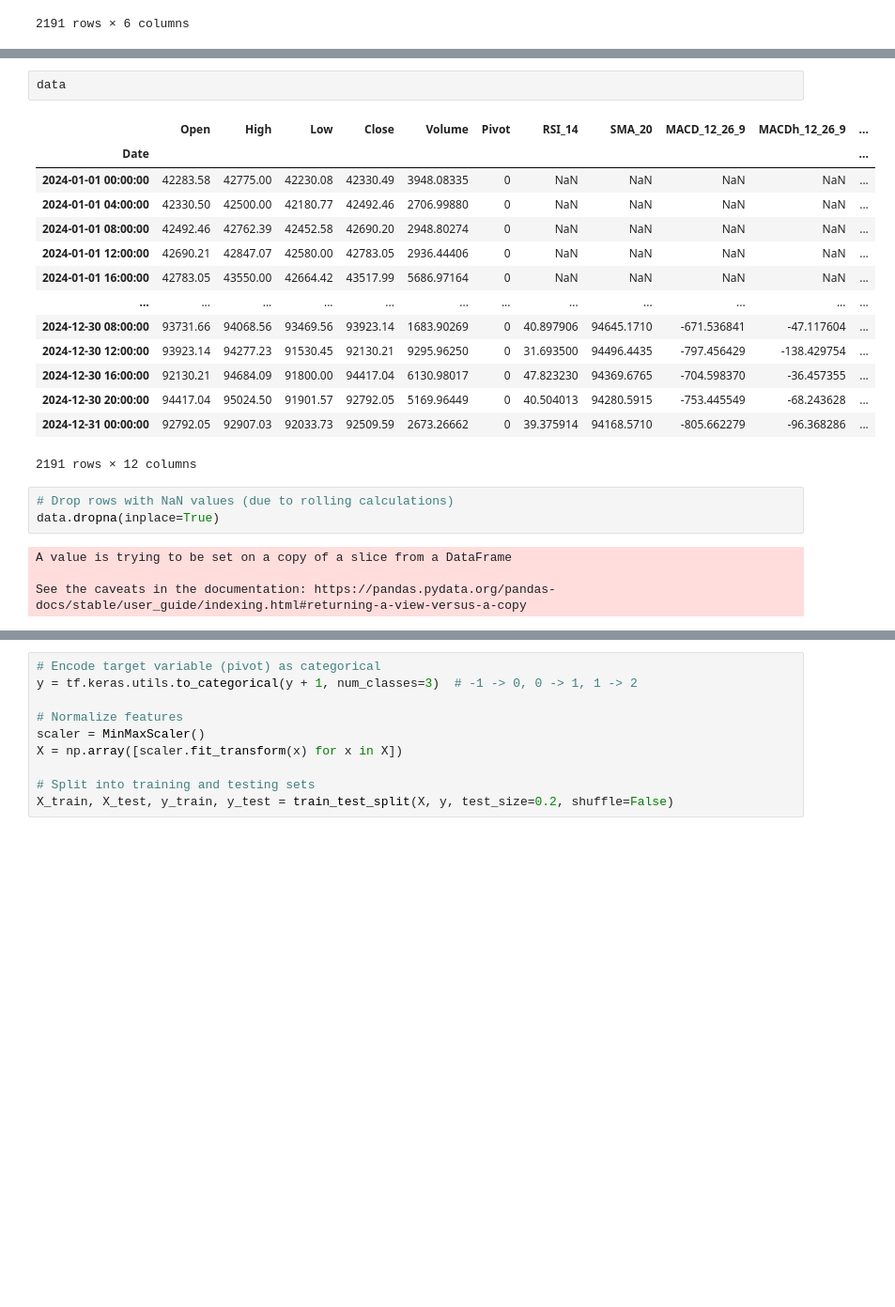
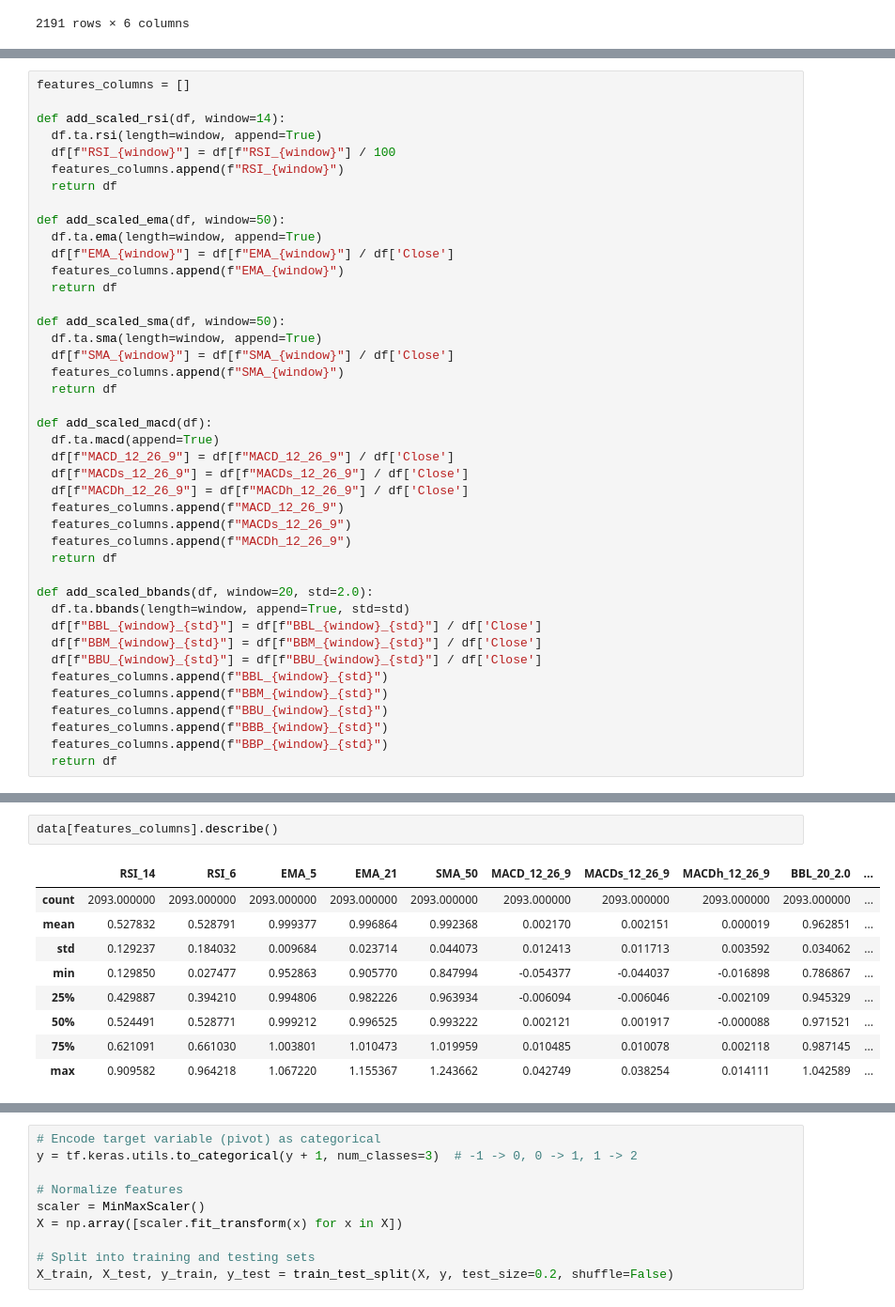
Before and after one commit to ifeLight/ml-bot, a Jupyter notebook: binance.ipynb, the cells around one changed output, grey strips where cells are left out. Shown: that part at 94% size. Saved outputs shown, nothing was run; the diff lists cells and outputs as text; blank space fills up the shorter version.

```diff
--- a/binance.ipynb
+++ b/binance.ipynb
@@ -273,0 +236,42 @@ dtype: float64
+# %%
+features_columns = []
+
+def add_scaled_rsi(df, window=14):
+  df.ta.rsi(length=window, append=True)
+  df[f"RSI_{window}"] = df[f"RSI_{window}"] / 100
+  features_columns.append(f"RSI_{window}")
+  return df
+
+def add_scaled_ema(df, window=50):
+  df.ta.ema(length=window, append=True)
+  df[f"EMA_{window}"] = df[f"EMA_{window}"] / df['Close']
+  features_columns.append(f"EMA_{window}")
+  return df
+
+def add_scaled_sma(df, window=50):
+  df.ta.sma(length=window, append=True)
+  df[f"SMA_{window}"] = df[f"SMA_{window}"] / df['Close']
+  features_columns.append(f"SMA_{window}")
+  return df
+
+def add_scaled_macd(df):
+  df.ta.macd(append=True)
+  df[f"MACD_12_26_9"] = df[f"MACD_12_26_9"] / df['Close']
+  df[f"MACDs_12_26_9"] = df[f"MACDs_12_26_9"] / df['Close']
+  df[f"MACDh_12_26_9"] = df[f"MACDh_12_26_9"] / df['Close']
+  features_columns.append(f"MACD_12_26_9")
+  features_columns.append(f"MACDs_12_26_9")
+  features_columns.append(f"MACDh_12_26_9")
+  return df
+
+def add_scaled_bbands(df, window=20, std=2.0):
+  df.ta.bbands(length=window, append=True, std=std)
+  df[f"BBL_{window}_{std}"] = df[f"BBL_{window}_{std}"] / df['Close']
+  df[f"BBM_{window}_{std}"] = df[f"BBM_{window}_{std}"] / df['Close']
+  df[f"BBU_{window}_{std}"] = df[f"BBU_{window}_{std}"] / df['Close']
+  features_columns.append(f"BBL_{window}_{std}")
+  features_columns.append(f"BBM_{window}_{std}")
+  features_columns.append(f"BBU_{window}_{std}")
+  features_columns.append(f"BBB_{window}_{std}")
+  features_columns.append(f"BBP_{window}_{std}")
+  return df
@@ -274,26 +358,14 @@ dtype: float64
 # %%
-data
+data[features_columns].describe()
 # %% [output]
-|  | Open | High | Low | Close | Volume | Pivot | RSI_14 | SMA_20 | MACD_12_26_9 | MACDh_12_26_9 | ... |
-| Date |  |  |  |  |  |  |  |  |  |  | ... |
-| 2024-01-01 00:00:00 | 42283.58 | 42775.00 | 42230.08 | 42330.49 | 3948.08335 | 0 | NaN | NaN | NaN | NaN | ... |
-| 2024-01-01 04:00:00 | 42330.50 | 42500.00 | 42180.77 | 42492.46 | 2706.99880 | 0 | NaN | NaN | NaN | NaN | ... |
-| 2024-01-01 08:00:00 | 42492.46 | 42762.39 | 42452.58 | 42690.20 | 2948.80274 | 0 | NaN | NaN | NaN | NaN | ... |
-| 2024-01-01 12:00:00 | 42690.21 | 42847.07 | 42580.00 | 42783.05 | 2936.44406 | 0 | NaN | NaN | NaN | NaN | ... |
-| 2024-01-01 16:00:00 | 42783.05 | 43550.00 | 42664.42 | 43517.99 | 5686.97164 | 0 | NaN | NaN | NaN | NaN | ... |
-| ... | ... | ... | ... | ... | ... | ... | ... | ... | ... | ... | ... |
-| 2024-12-30 08:00:00 | 93731.66 | 94068.56 | 93469.56 | 93923.14 | 1683.90269 | 0 | 40.897906 | 94645.1710 | -671.536841 | -47.117604 | ... |
-| 2024-12-30 12:00:00 | 93923.14 | 94277.23 | 91530.45 | 92130.21 | 9295.96250 | 0 | 31.693500 | 94496.4435 | -797.456429 | -138.429754 | ... |
-| 2024-12-30 16:00:00 | 92130.21 | 94684.09 | 91800.00 | 94417.04 | 6130.98017 | 0 | 47.823230 | 94369.6765 | -704.598370 | -36.457355 | ... |
-| 2024-12-30 20:00:00 | 94417.04 | 95024.50 | 91901.57 | 92792.05 | 5169.96449 | 0 | 40.504013 | 94280.5915 | -753.445549 | -68.243628 | ... |
-| 2024-12-31 00:00:00 | 92792.05 | 92907.03 | 92033.73 | 92509.59 | 2673.26662 | 0 | 39.375914 | 94168.5710 | -805.662279 | -96.368286 | ... |
+|  | RSI_14 | RSI_6 | EMA_5 | EMA_21 | SMA_50 | MACD_12_26_9 | MACDs_12_26_9 | MACDh_12_26_9 | BBL_20_2.0 | ... |
+| count | 2093.000000 | 2093.000000 | 2093.000000 | 2093.000000 | 2093.000000 | 2093.000000 | 2093.000000 | 2093.000000 | 2093.000000 | ... |
+| mean | 0.527832 | 0.528791 | 0.999377 | 0.996864 | 0.992368 | 0.002170 | 0.002151 | 0.000019 | 0.962851 | ... |
+| std | 0.129237 | 0.184032 | 0.009684 | 0.023714 | 0.044073 | 0.012413 | 0.011713 | 0.003592 | 0.034062 | ... |
+| min | 0.129850 | 0.027477 | 0.952863 | 0.905770 | 0.847994 | -0.054377 | -0.044037 | -0.016898 | 0.786867 | ... |
+| 25% | 0.429887 | 0.394210 | 0.994806 | 0.982226 | 0.963934 | -0.006094 | -0.006046 | -0.002109 | 0.945329 | ... |
+| 50% | 0.524491 | 0.528771 | 0.999212 | 0.996525 | 0.993222 | 0.002121 | 0.001917 | -0.000088 | 0.971521 | ... |
+| 75% | 0.621091 | 0.661030 | 1.003801 | 1.010473 | 1.019959 | 0.010485 | 0.010078 | 0.002118 | 0.987145 | ... |
+| max | 0.909582 | 0.964218 | 1.067220 | 1.155367 | 1.243662 | 0.042749 | 0.038254 | 0.014111 | 1.042589 | ... |
-2191 rows × 12 columns
-# %%
-# Drop rows with NaN values (due to rolling calculations)
-data.dropna(inplace=True)
-# %% [output]
-A value is trying to be set on a copy of a slice from a DataFrame
-
-See the caveats in the documentation: https://pandas.pydata.org/pandas-docs/stable/user_guide/indexing.html#returning-a-view-versus-a-copy
 # %%
 # Step 3: Prepare data for LSTM
```
Also changed, not shown: parts of 17 cells of this notebook.
